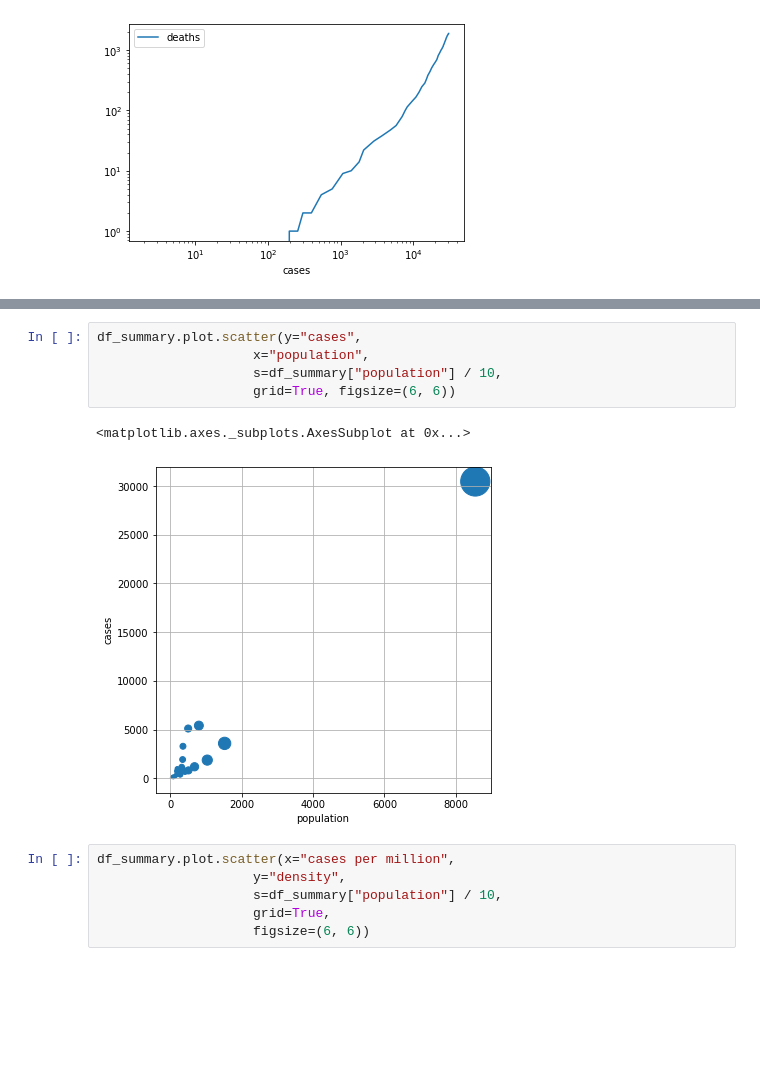
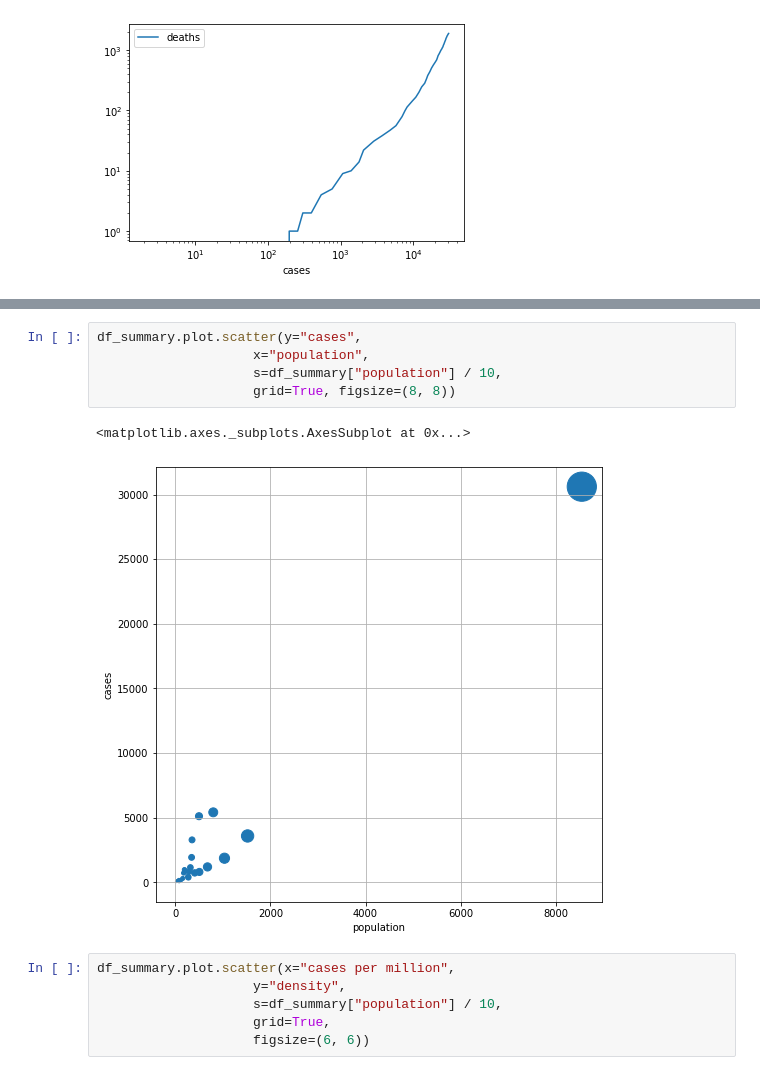
Before and after one commit to jpmieville/COVID-19_data_analyis, a Jupyter notebook: covid19_swiss.ipynb, the cells around one changed output, grey strips where cells are left out. Cells and saved outputs as stored; diff of their text form; blank space fills up the shorter version.

```diff
--- a/covid19_swiss.ipynb
+++ b/covid19_swiss.ipynb
@@ -307,11 +312,11 @@ corr
 # %%
 df_summary.plot.scatter(y="cases",
                     x="population",
                     s=df_summary["population"] / 10,
-                    grid=True, figsize=(6, 6))
+                    grid=True, figsize=(8, 8))
 # %% [output]
 <matplotlib.axes._subplots.AxesSubplot at 0x...>
-[figure, old version]
+[figure, new version]
 # %%
 df_summary.plot.scatter(x="cases per million",
                     y="density",
```
Also changed, not shown: parts of 37 cells of this notebook, 1 other file.
